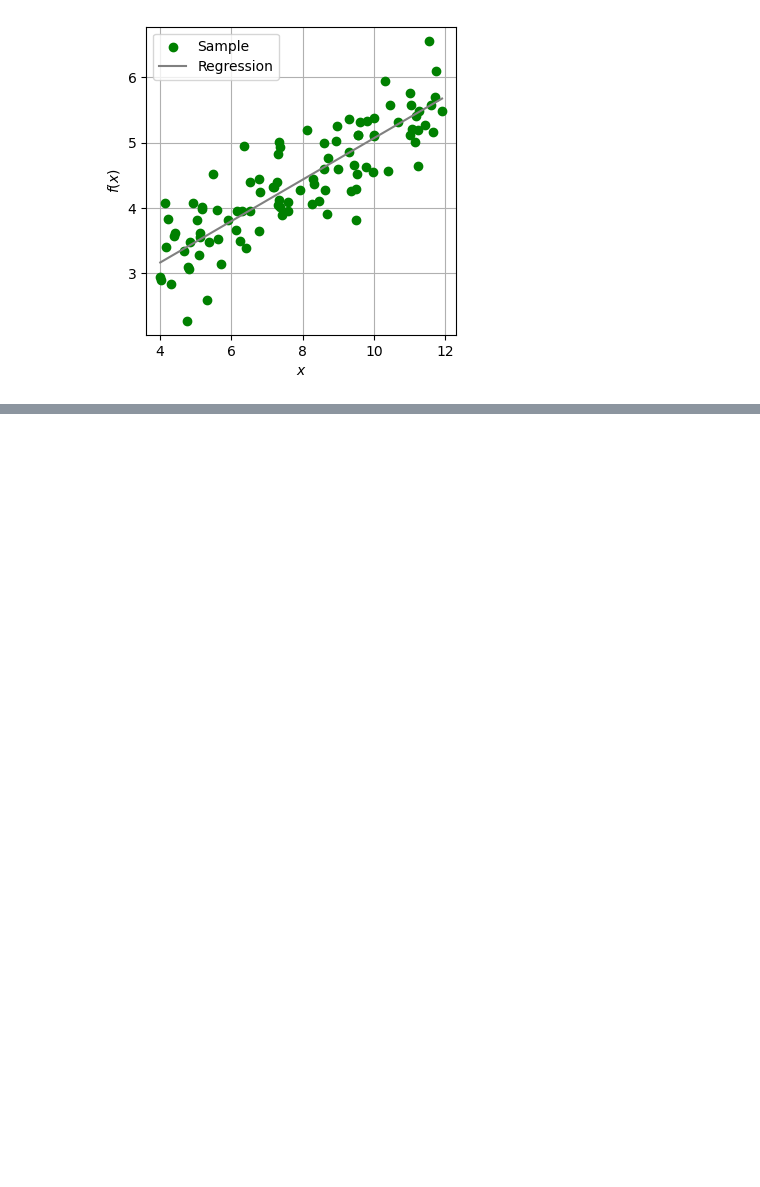
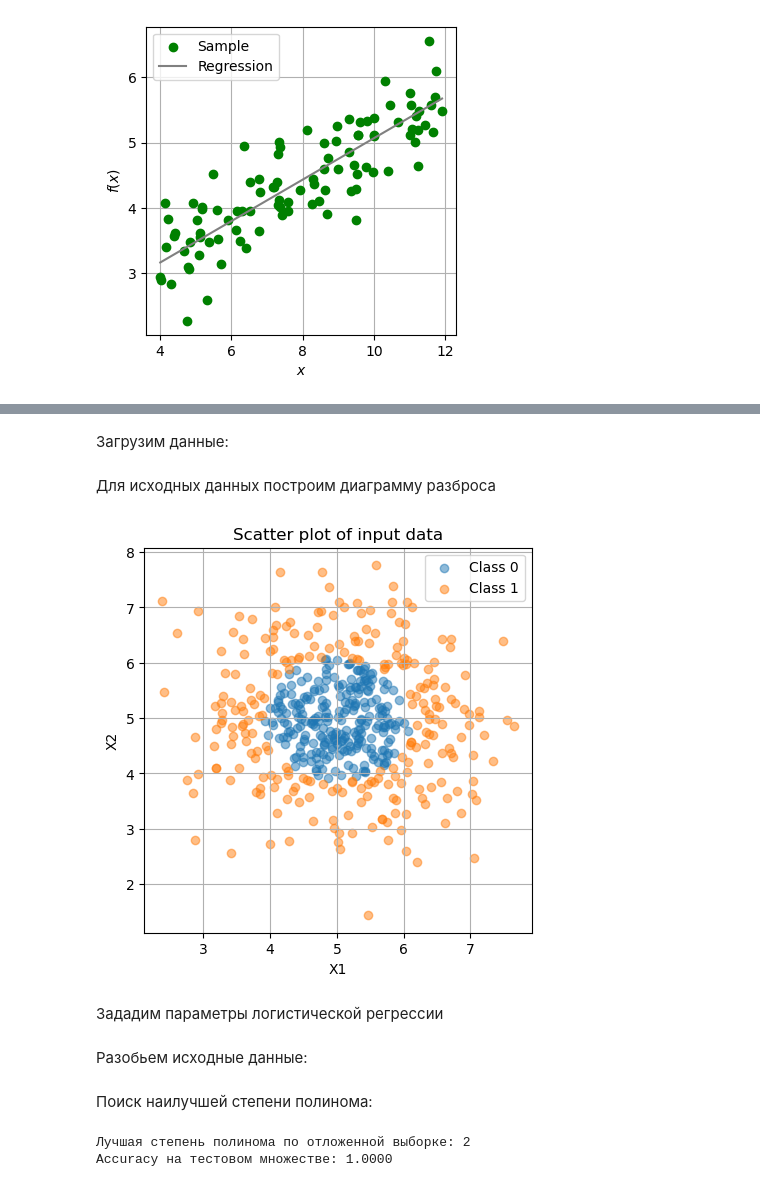
Before and after one commit to SARWX/mlmethods, a Jupyter notebook: task2.ipynb, the cells around one changed output, grey strips where cells are left out. Drawn from its saved outputs; the diff is of its cells as text; code cells hidden in the pictures; blank space fills up the shorter version.

```diff
--- a/task2.ipynb
+++ b/task2.ipynb
@@ -425,0 +442,2 @@ Cross-validation:
+# %% [markdown]
+Загрузим данные:
@@ -425,0 +446,20 @@ Cross-validation:
+# %%
+data = pd.read_csv('./Cl_A5_V2.csv')
+X = data.iloc[:, :-1].values  # все колонки кроме последней
+y = data.iloc[:, -1].values   # последняя колонка — метка класса
+# %% [markdown]
+Для исходных данных построим диаграмму разброса
+# %%
+plt.figure(figsize=(5, 5))
+plt.scatter(X[y==0][:,0], X[y==0][:,1], label='Class 0', alpha=0.5)
+plt.scatter(X[y==1][:,0], X[y==1][:,1], label='Class 1', alpha=0.5)
+plt.title("Scatter plot of input data")
+plt.xlabel("X1")
+plt.ylabel("X2")
+plt.legend()
+plt.grid(True)
+plt.show()
+# %% [output]
+[figure, added]
+# %% [markdown]
+Зададим параметры логистической регрессии
@@ -425,0 +475,2 @@ Cross-validation:
+# %% [markdown]
+Разобьем исходные данные:
@@ -425,0 +481,2 @@ Cross-validation:
+# %% [markdown]
+Поиск наилучшей степени полинома:
@@ -425,0 +486,35 @@ Cross-validation:
+# %%
+degrees = range(1, 11)
+train_scores = []
+val_scores = []
+
+best_degree = None
+best_score = 0
+best_model = None
+
+# --- Подбор степени полинома по отложенной выборке
+for d in degrees:
+    pipe = Pipeline([
+        ('poly', PolynomialFeatures(degree=d)),
+        ('scaler', StandardScaler()),
+        ('clf', LogisticRegression(**logreg_params))
+    ])
+    pipe.fit(X_train, y_train)
+
+    acc_train = pipe.score(X_train, y_train)
+    acc_val = pipe.score(X_test, y_test)
+
+    train_scores.append(acc_train)
+    val_scores.append(acc_val)
+
+    if acc_val > best_score:
+        best_score = acc_val
+        best_degree = d
+        best_model = pipe
+
+# --- Вывод лучшей степени и точности
+print(f"Лучшая степень полинома по отложенной выборке: {best_degree}")
+print(f"Accuracy на тестовом множестве: {best_score:.4f}\n")
+# %% [output]
+Лучшая степень полинома по отложенной выборке: 2
+Accuracy на тестовом множестве: 1.0000
```
Also changed, not shown: parts of 15 cells of this notebook, 1 other file.
